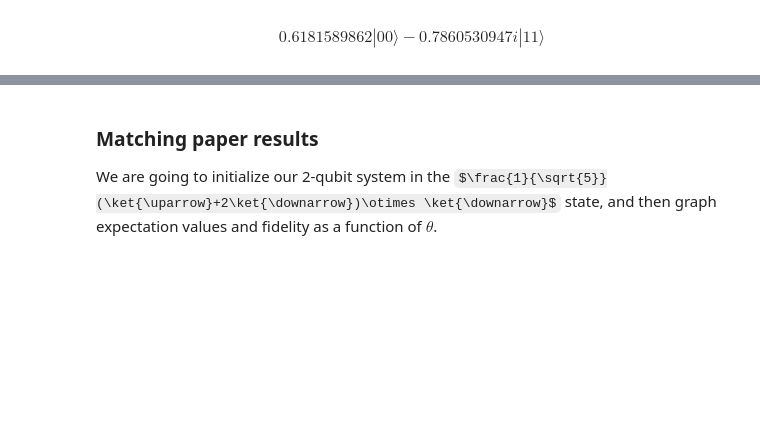
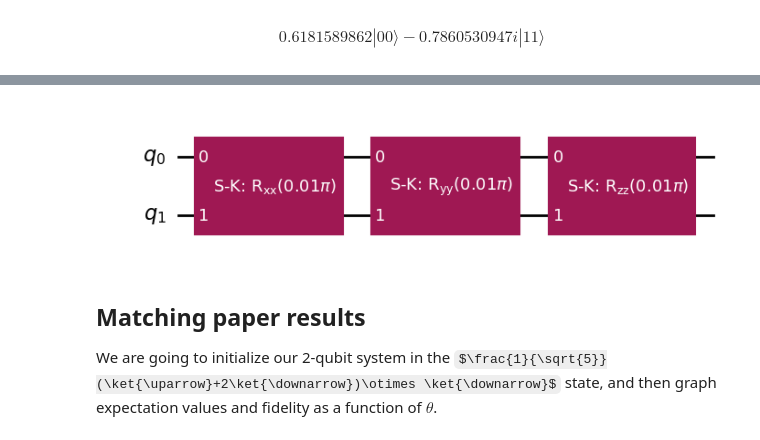
Before and after one commit to GT-Quantum-Computing-Association/LogicalQ, a Jupyter notebook: demos/QuantumSimulation.ipynb, the cells around one changed output, grey strips where cells are left out. Cells and saved outputs as stored; diff of their text form; code cells hidden in the pictures; some formulas as TeX source; blank space fills up the shorter version.

Commit message:
Added physical circuit implementation and testing.

```diff
--- a/demos/QuantumSimulation.ipynb
+++ b/demos/QuantumSimulation.ipynb
@@ -158,4 +268,42 @@ $$0.6181589862 |00\rangle- 0.7860530947 i |11\rangle$$
+# %%
+def get_heisenberg_model_circuit(dt, J, quality = 8):
+    qc = QuantumCircuit(2)
+    Hxy_box = Hxy(dt, J)
+
+    theta = J * dt
+
+
+    append_rot_gate(qc, "xx", 2 * theta, [0, 1], quality=quality)
+    append_rot_gate(qc, "yy", 2 * theta, [0, 1], quality=quality)
+    append_rot_gate(qc, "zz", 2 * theta, [0, 1], quality=quality)
+
+    """
+    # Hxy
+    qc.append(Hxy_box, qargs = [0,1])
+
+    # Hxz
+    qc = append_rot_gate(qc, axis="y", theta=-np.pi/4, qubit_indices=[0])
+    qc = append_rot_gate(qc, axis="y", theta=-np.pi/4, qubit_indices=[1])
+    qc.append(Hxy_box, qargs = [0,1])
+    qc = append_rot_gate(qc, axis="y", theta=np.pi/4, qubit_indices=[0])
+    qc = append_rot_gate(qc, axis="y", theta=np.pi/4, qubit_indices=[1])
+
+    # Hyz
+    qc = append_rot_gate(qc, axis="x", theta=-np.pi/4, qubit_indices=[0])
+    qc = append_rot_gate(qc, axis="x", theta=-np.pi/4, qubit_indices=[1])
+    qc.append(Hxy_box, qargs = [0,1])
+    qc = append_rot_gate(qc, axis="x", theta=np.pi/4, qubit_indices=[0])
+    qc = append_rot_gate(qc, axis="x", theta=np.pi/4, qubit_indices=[1])
+    """
+
+    return qc
+# %%
+qc = get_heisenberg_model_circuit(0.01, 1)
+# %%
+qc.draw(output="mpl")
+# %% [output]
+[figure, added]
 # %% [markdown]
-### Matching paper results
+## Matching paper results
 
 We are going to initialize our 2-qubit system in the $\frac{1}{\sqrt{5}}(\ket{\uparrow}+2\ket{\downarrow})\otimes \ket{\downarrow}$ state, and then graph expectation values and fidelity as a function of $\theta$.
```
Also changed, not shown: parts of 29 cells of this notebook.
